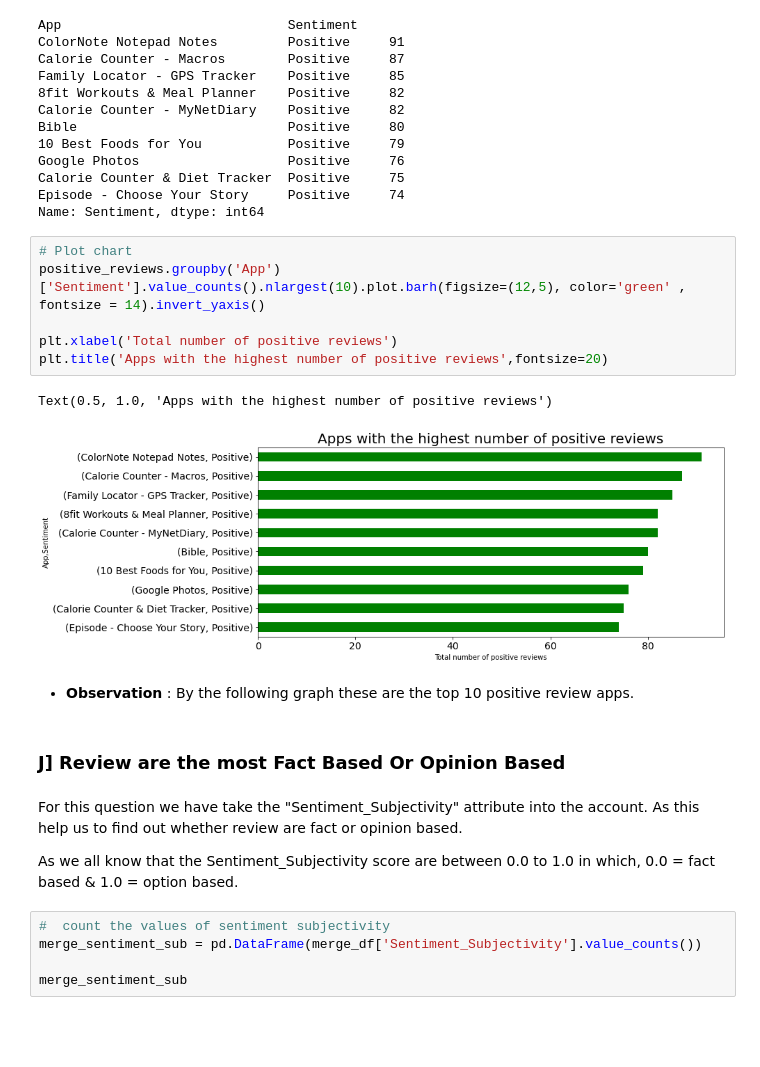
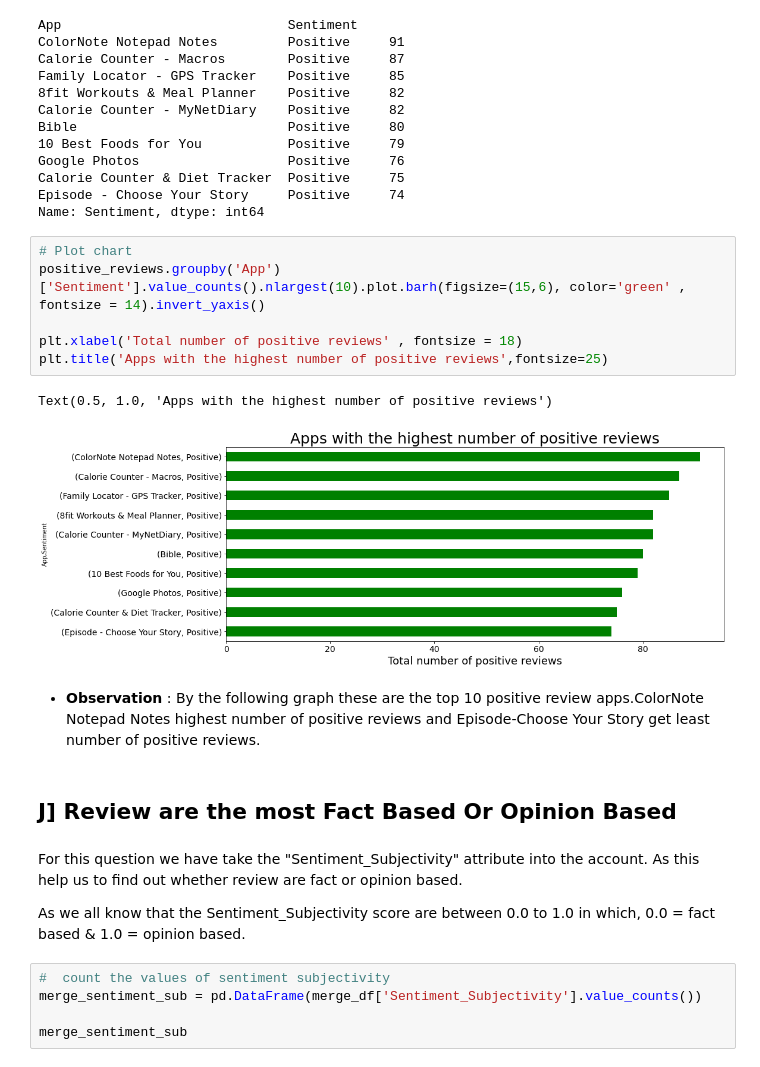
Before and after one commit to sumit25chini/Play-Store-Apps-Reviews-Analysis, a Jupyter notebook: AS_Team_Capstone_Project_Play_Store_App_Review_Analysis_Capstone_Project.ipynb, the cells around one changed output. Saved outputs shown, nothing was run; the diff lists cells and outputs as text; blank space fills up the shorter version.

```diff
--- a/AS_Team_Capstone_Project_Play_Store_App_Review_Analysis_Capstone_Project.ipynb
+++ b/AS_Team_Capstone_Project_Play_Store_App_Review_Analysis_Capstone_Project.ipynb
@@ -836,21 +839,21 @@ Episode - Choose Your Story     Positive     74
 Name: Sentiment, dtype: int64
 # %%
 # Plot chart
-positive_reviews.groupby('App')['Sentiment'].value_counts().nlargest(10).plot.barh(figsize=(12,5), color='green' , fontsize = 14).invert_yaxis()
+positive_reviews.groupby('App')['Sentiment'].value_counts().nlargest(10).plot.barh(figsize=(15,6), color='green' , fontsize = 14).invert_yaxis()
 
-plt.xlabel('Total number of positive reviews')
-plt.title('Apps with the highest number of positive reviews',fontsize=20)
+plt.xlabel('Total number of positive reviews' , fontsize = 18)
+plt.title('Apps with the highest number of positive reviews',fontsize=25)
 # %% [output]
 Text(0.5, 1.0, 'Apps with the highest number of positive reviews')
-[figure, old version]
+[figure, new version]
 # %% [markdown]
-* **Observation** : By the following graph these are the top 10 positive review apps.
+* **Observation** : By the following graph these are the top 10 positive review apps.ColorNote Notepad Notes highest number of positive reviews and Episode-Choose Your Story get least number of positive reviews.
 # %% [markdown]
-### J] Review are the most Fact Based Or Opinion Based
+## J] Review are the most Fact Based Or Opinion Based
 # %% [markdown]
  For this question we have take the "Sentiment_Subjectivity" attribute into the account. As this help us to find out whether review are fact or opinion based.
 
-As we all know that the Sentiment_Subjectivity score are between 0.0 to 1.0  in which, 0.0 = fact based & 1.0 = option based.
+As we all know that the Sentiment_Subjectivity score are between 0.0 to 1.0  in which, 0.0 = fact based & 1.0 = opinion based.
 # %%
 #  count the values of sentiment subjectivity
 merge_sentiment_sub = pd.DataFrame(merge_df['Sentiment_Subjectivity'].value_counts())
```
Also changed, not shown: parts of 13 cells of this notebook.
